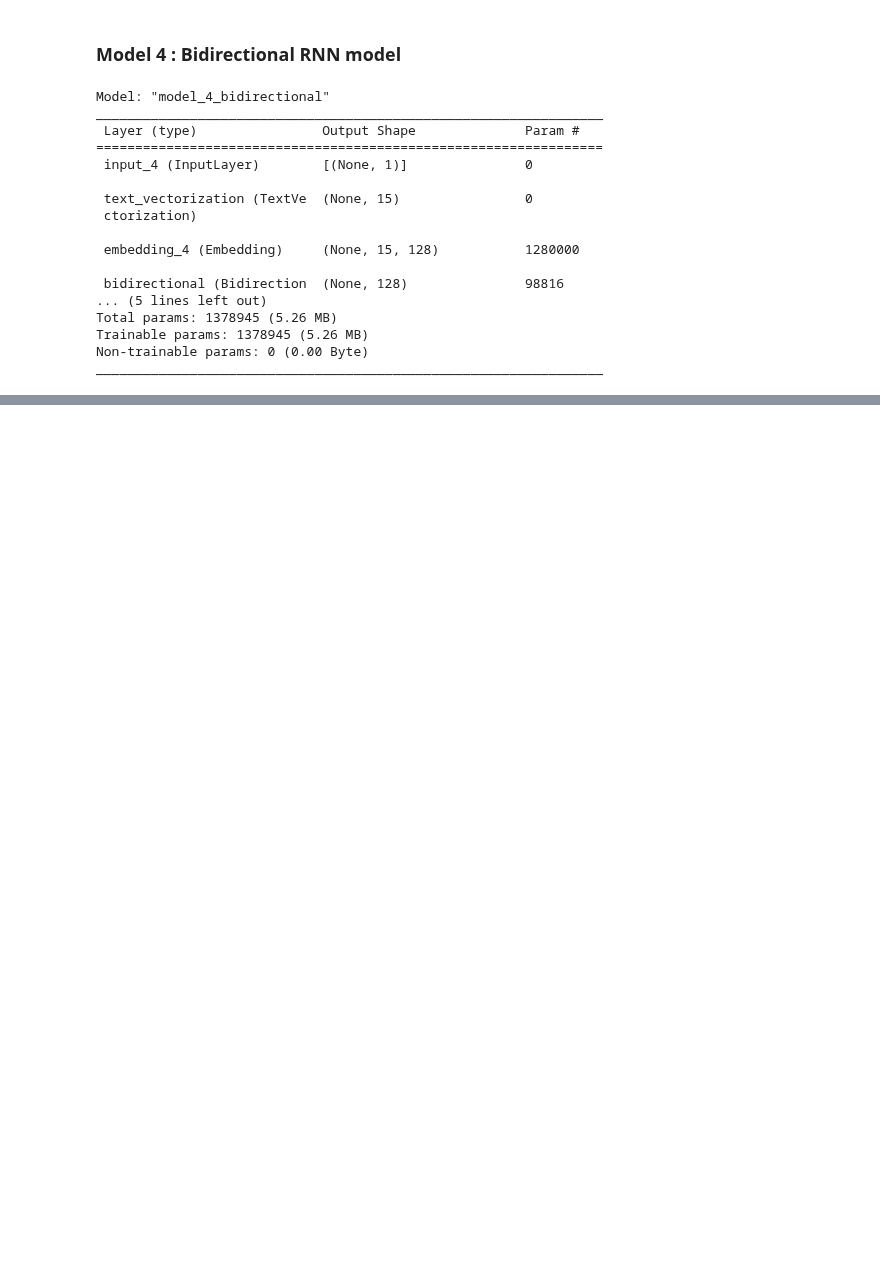
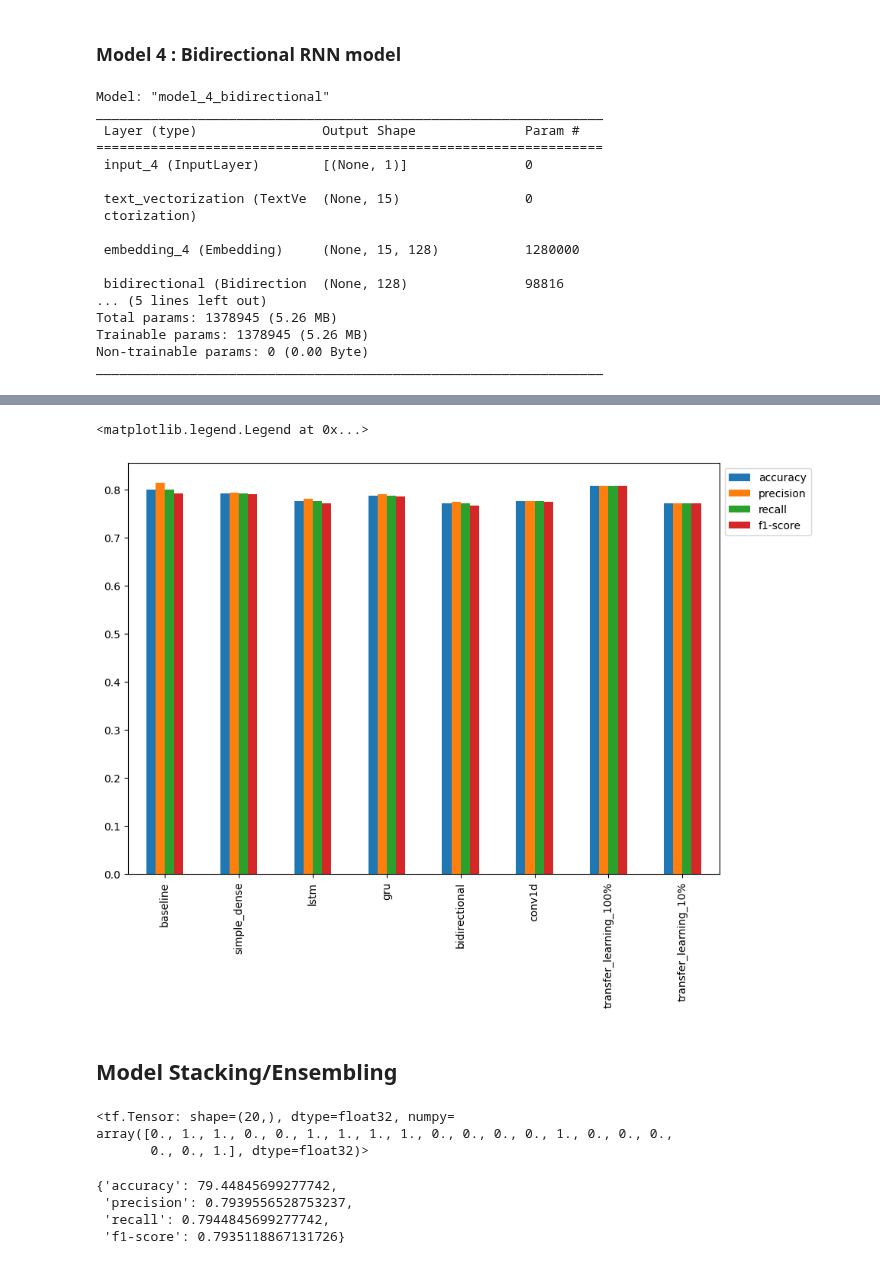
Before and after one commit to SheshamJoseph/Deep-Learning-with-Tensorflow-ZTM, a Jupyter notebook: 08_natural_Language_processing.ipynb, the cells around one changed output, grey strips where cells are left out. Cells and saved outputs as stored; diff of their text form; code cells hidden in the pictures; blank space fills up the shorter version.

```diff
--- a/08_natural_Language_processing.ipynb
+++ b/08_natural_Language_processing.ipynb
@@ -682,0 +968,3 @@ model_4.evaluate(val_sentences, val_labels)
+# %%
+model_7_pred_probs = model_7.predict(val_sentences)
+model_7_pred_probs[:10]
@@ -682,0 +983,3 @@ model_4.evaluate(val_sentences, val_labels)
+# %%
+model_7_preds = tf.squeeze(tf.round(model_7_pred_probs))
+model_7_preds[:10]
@@ -682,0 +988,3 @@ model_4.evaluate(val_sentences, val_labels)
+# %%
+model_7_results = calculate_results(val_labels, model_7_preds)
+model_7_results
@@ -682,0 +1005,12 @@ model_4.evaluate(val_sentences, val_labels)
+# %%
+# combine all results into a dataframe
+all_models_results_df = pd.DataFrame({"baseline": baseline_results,
+                                      "simple_dense": model_1_results,
+                                      "lstm": model_2_results,
+                                      "gru": model_3_results,
+                                      "bidirectional": model_4_results,
+                                      "conv1d": model_5_results,
+                                      "transfer_learning_100%": model_6_results,
+                                      "transfer_learning_10%": model_7_results})
+all_models_results_df = all_models_results_df.transpose()
+all_models_results_df
@@ -682,0 +1027,27 @@ model_4.evaluate(val_sentences, val_labels)
+# %%
+all_models_results_df['accuracy'] = all_models_results_df['accuracy'] / 100
+all_models_results_df.plot(kind='bar', figsize=(10, 7)).legend(bbox_to_anchor=(1.0, 1.0))
+# %% [output]
+<matplotlib.legend.Legend at 0x...>
+[figure, added]
+# %% [markdown]
+## Model Stacking/Ensembling
+# %%
+# Get mean pred probs for 3 models
+baseline_pred_probs = np.max(model_0.predict_proba(val_sentences), axis=1) # get the prediction probabilities from baseline model
+combined_pred_probs = baseline_pred_probs + tf.squeeze(model_2_pred_probs, axis=1) + tf.squeeze(model_6_pred_probs)
+combined_preds = tf.round(combined_pred_probs/3) # average and round the prediction probabilities to get prediction classes
+combined_preds[:20]
+# %% [output]
+<tf.Tensor: shape=(20,), dtype=float32, numpy=
+array([0., 1., 1., 0., 0., 1., 1., 1., 1., 0., 0., 0., 0., 1., 0., 0., 0.,
+       0., 0., 1.], dtype=float32)>
+# %%
+# add ensemble results and add to results dictionary
+ensemble_results = calculate_results(val_labels, combined_preds)
+ensemble_results
+# %% [output]
+{'accuracy': 79.44845699277742,
+ 'precision': 0.7939556528753237,
+ 'recall': 0.7944845699277742,
+ 'f1-score': 0.7935118867131726}
```
Also changed, not shown: parts of 69 cells of this notebook.
